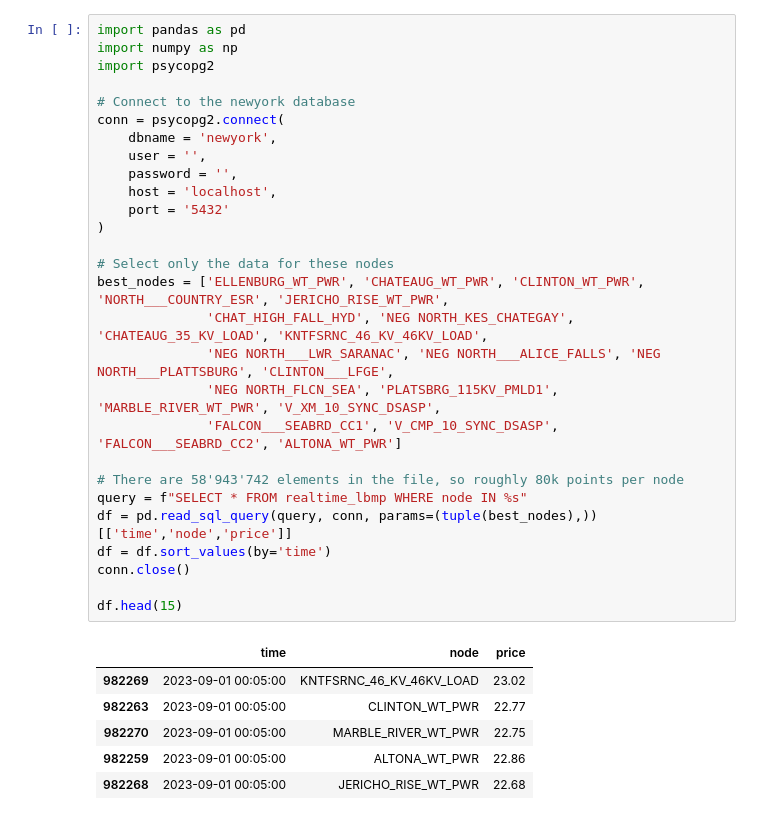
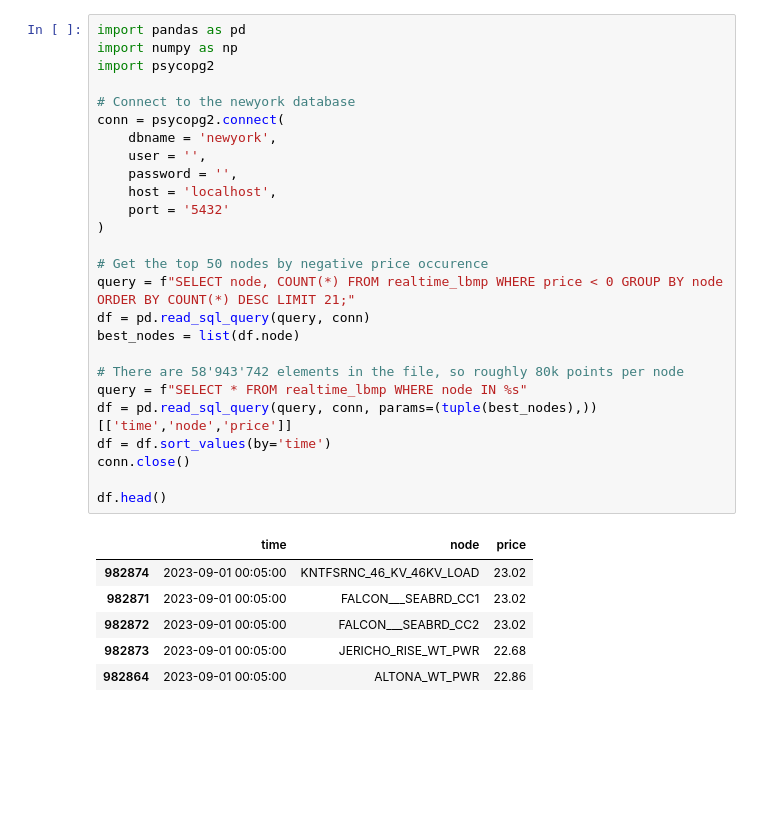
Before and after one commit to thdfw/gwks, a Jupyter notebook: nyiso_prices/nyiso_clusters.ipynb, the cells around one changed output. Drawn from its saved outputs; the diff is of its cells as text; blank space fills up the shorter version.

```diff
--- a/nyiso_prices/nyiso_clusters.ipynb
+++ b/nyiso_prices/nyiso_clusters.ipynb
@@ -1,38 +1,36 @@
 # %%
 import pandas as pd
 import numpy as np
 import psycopg2
 
 # Connect to the newyork database
 conn = psycopg2.connect(
     dbname = 'newyork',
     user = '',
     password = '',
     host = 'localhost',
     port = '5432'
 )
 
-# Select only the data for these nodes
-best_nodes = ['ELLENBURG_WT_PWR', 'CHATEAUG_WT_PWR', 'CLINTON_WT_PWR', 'NORTH___COUNTRY_ESR', 'JERICHO_RISE_WT_PWR',
-              'CHAT_HIGH_FALL_HYD', 'NEG NORTH_KES_CHATEGAY', 'CHATEAUG_35_KV_LOAD', 'KNTFSRNC_46_KV_46KV_LOAD',
-              'NEG NORTH___LWR_SARANAC', 'NEG NORTH___ALICE_FALLS', 'NEG NORTH___PLATTSBURG', 'CLINTON___LFGE',
-              'NEG NORTH_FLCN_SEA', 'PLATSBRG_115KV_PMLD1', 'MARBLE_RIVER_WT_PWR', 'V_XM_10_SYNC_DSASP',
-              'FALCON___SEABRD_CC1', 'V_CMP_10_SYNC_DSASP', 'FALCON___SEABRD_CC2', 'ALTONA_WT_PWR']
+# Get the top 50 nodes by negative price occurence
+query = f"SELECT node, COUNT(*) FROM realtime_lbmp WHERE price < 0 GROUP BY node ORDER BY COUNT(*) DESC LIMIT 21;"
+df = pd.read_sql_query(query, conn)
+best_nodes = list(df.node)
 
 # There are 58'943'742 elements in the file, so roughly 80k points per node
 query = f"SELECT * FROM realtime_lbmp WHERE node IN %s"
 df = pd.read_sql_query(query, conn, params=(tuple(best_nodes),))[['time','node','price']]
 df = df.sort_values(by='time')
 conn.close()
 
-df.head(15)
+df.head()
 # %% [output]
 |  | time | node | price |
-| 982269 | 2023-09-01 00:05:00 | KNTFSRNC_46_KV_46KV_LOAD | 23.02 |
-| 982263 | 2023-09-01 00:05:00 | CLINTON_WT_PWR | 22.77 |
-| 982270 | 2023-09-01 00:05:00 | MARBLE_RIVER_WT_PWR | 22.75 |
-| 982259 | 2023-09-01 00:05:00 | ALTONA_WT_PWR | 22.86 |
-| 982268 | 2023-09-01 00:05:00 | JERICHO_RISE_WT_PWR | 22.68 |
+| 982874 | 2023-09-01 00:05:00 | KNTFSRNC_46_KV_46KV_LOAD | 23.02 |
+| 982871 | 2023-09-01 00:05:00 | FALCON___SEABRD_CC1 | 23.02 |
+| 982872 | 2023-09-01 00:05:00 | FALCON___SEABRD_CC2 | 23.02 |
+| 982873 | 2023-09-01 00:05:00 | JERICHO_RISE_WT_PWR | 22.68 |
+| 982864 | 2023-09-01 00:05:00 | ALTONA_WT_PWR | 22.86 |
 # %%
 # Find the minimum length of prices
 min_length = 1e9
```
Also changed, not shown: parts of 2 cells of this notebook.
